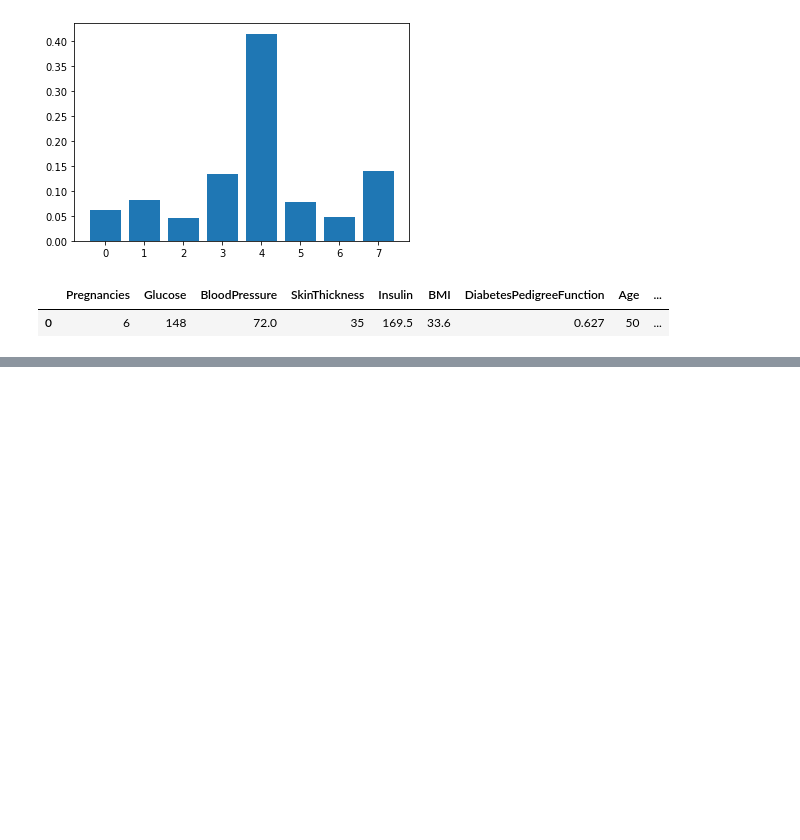
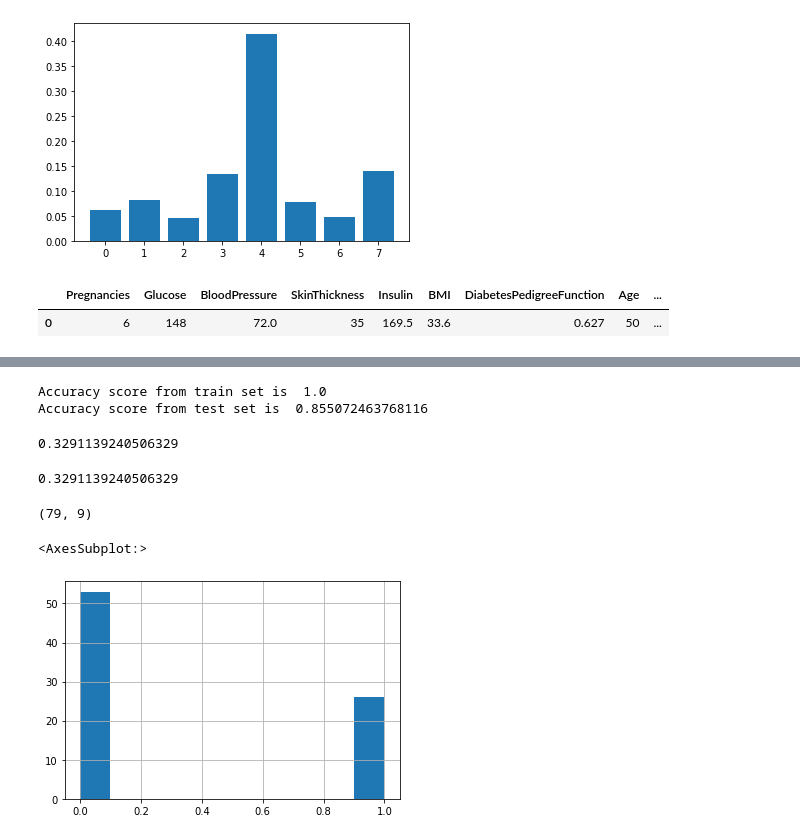
Before and after one commit to Aman0phy/Pima_Diabetes, a Jupyter notebook: diabetes-eda-prediction.ipynb, the cells around one changed output, grey strips where cells are left out. Drawn from its saved outputs; the diff is of its cells as text; code cells hidden in the pictures; blank space fills up the shorter version.

```diff
--- a/diabetes-eda-prediction.ipynb
+++ b/diabetes-eda-prediction.ipynb
@@ -257,0 +265,3 @@ df.head(1)
+# %%
+dfold_miss  = dfold[(dfold['Glucose']==0) | (dfold['BloodPressure']==0) | (dfold['SkinThickness']==0)  | (dfold['Insulin']==0) | (dfold['BMI']==0)]
+dfold_nmiss = dfold[(dfold['Glucose']!=0) & (dfold['BloodPressure']!=0) & (dfold['SkinThickness']!=0)  & (dfold['Insulin']!=0) & (dfold['BMI']!=0)]
@@ -257,0 +303,4 @@ df.head(1)
+# %%
+## let's separate the n missing dataset into feature matrix and target variable
+Xnmiss=dfold_nmiss.drop('Outcome',axis=1)
+Ynmiss=dfold_nmiss['Outcome']
@@ -257,0 +338,4 @@ df.head(1)
+# %%
+## lets do a train_test_split for the non missing dataset
+
+X_train_nmiss,X_test_nmiss,Y_train_nmiss,Y_test_nmiss =  train_test_split(Xnmiss,Ynmiss,test_size=0.20, random_state=7,stratify=Ynmiss)
@@ -257,0 +467,33 @@ df.head(1)
+# %%
+## lets do a final test now
+#Lets check the accuracy score on the test sample
+Xt_train,Xt_test,Yt_train,Yt_test = train_test_split(Xt,Yt,test_size=0.20, random_state=7,stratify=Yt)
+
+model1f = XGBClassifier(eval_metric='logloss')
+model1f.fit(Xt_train,Yt_train)
+
+print("Accuracy score from train set is ",model1f.score(Xt_train, Yt_train))
+print("Accuracy score from test set is ",model1f.score(Xt_test, Yt_test))
+# %% [output]
+Accuracy score from train set is  1.0
+Accuracy score from test set is  0.855072463768116
+# %%
+# let's test it on the left out test sample
+model1f.score(X_test_nmiss, Y_test_nmiss)
+# %% [output]
+0.3291139240506329
+# %%
+model1.score(X_test_nmiss, Y_test_nmiss)
+# %% [output]
+0.3291139240506329
+# %%
+test_final = pd.concat([X_test_nmiss,Y_test_nmiss],axis=1)
+# %%
+test_final.shape
+# %% [output]
+(79, 9)
+# %%
+test_final['Outcome'].hist()
+# %% [output]
+<AxesSubplot:>
+[figure, added]
```
Also changed, not shown: parts of 24 cells of this notebook.
